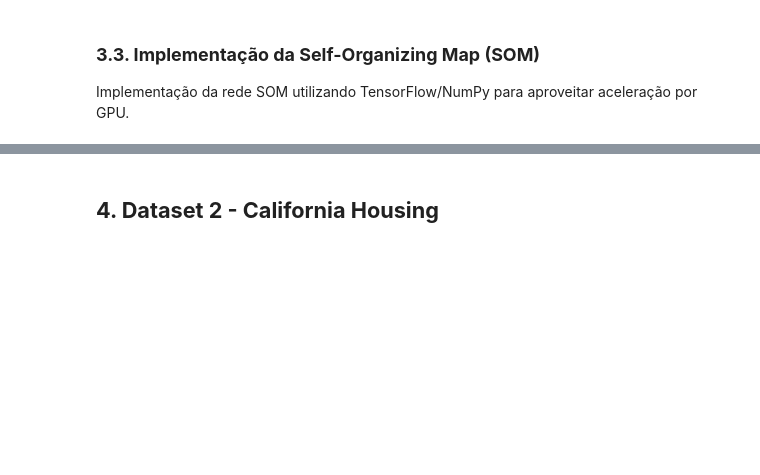
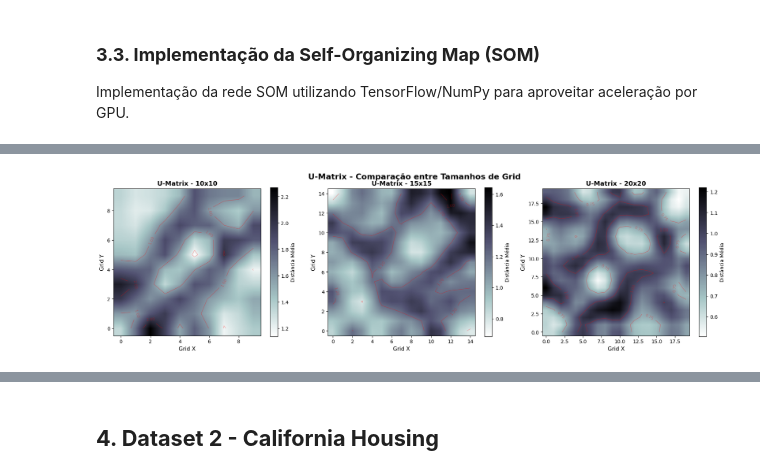
Before and after one commit to TalesMiguel/neural_networks_ppg_cc, a Jupyter notebook: a2.ipynb, the cells around one changed output, grey strips where cells are left out. Cells and saved outputs as stored; diff of their text form; code cells hidden in the pictures; blank space fills up the shorter version.

```diff
--- a/a2.ipynb
+++ b/a2.ipynb
@@ -392,0 +396,27 @@ Name: count, dtype: int64
+# %%
+selected_configs = ['10x10_bom_sigma', '15x15_bom_sigma', '20x20_bom_sigma']
+grid_labels = ['10x10', '15x15', '20x20']
+
+fig, axes = plt.subplots(1, 3, figsize=(18, 5))
+
+for idx, config_name in enumerate(selected_configs):
+    data = trained_soms[config_name]
+    som_obj = data['som']
+
+    u_matrix = som_obj.calculate_u_matrix()
+
+    im = axes[idx].imshow(u_matrix, cmap='bone_r', interpolation='bilinear', origin='lower')
+    axes[idx].set_title(f'U-Matrix - {grid_labels[idx]}', fontsize=13, fontweight='bold')
+    axes[idx].set_xlabel('Grid X', fontsize=11)
+    axes[idx].set_ylabel('Grid Y', fontsize=11)
+    plt.colorbar(im, ax=axes[idx], label='Distância Média')
+
+    contours = axes[idx].contour(u_matrix, levels=2, colors='red', alpha=0.3, linewidths=1)
+    axes[idx].clabel(contours, inline=True, fontsize=8, fmt='%.2f')
+
+
+plt.suptitle('U-Matrix - Comparação entre Tamanhos de Grid', fontsize=16, fontweight='bold')
+plt.tight_layout()
+plt.show()
+# %% [output]
+[figure, added]
```
Also changed, not shown: parts of 25 cells of this notebook.
